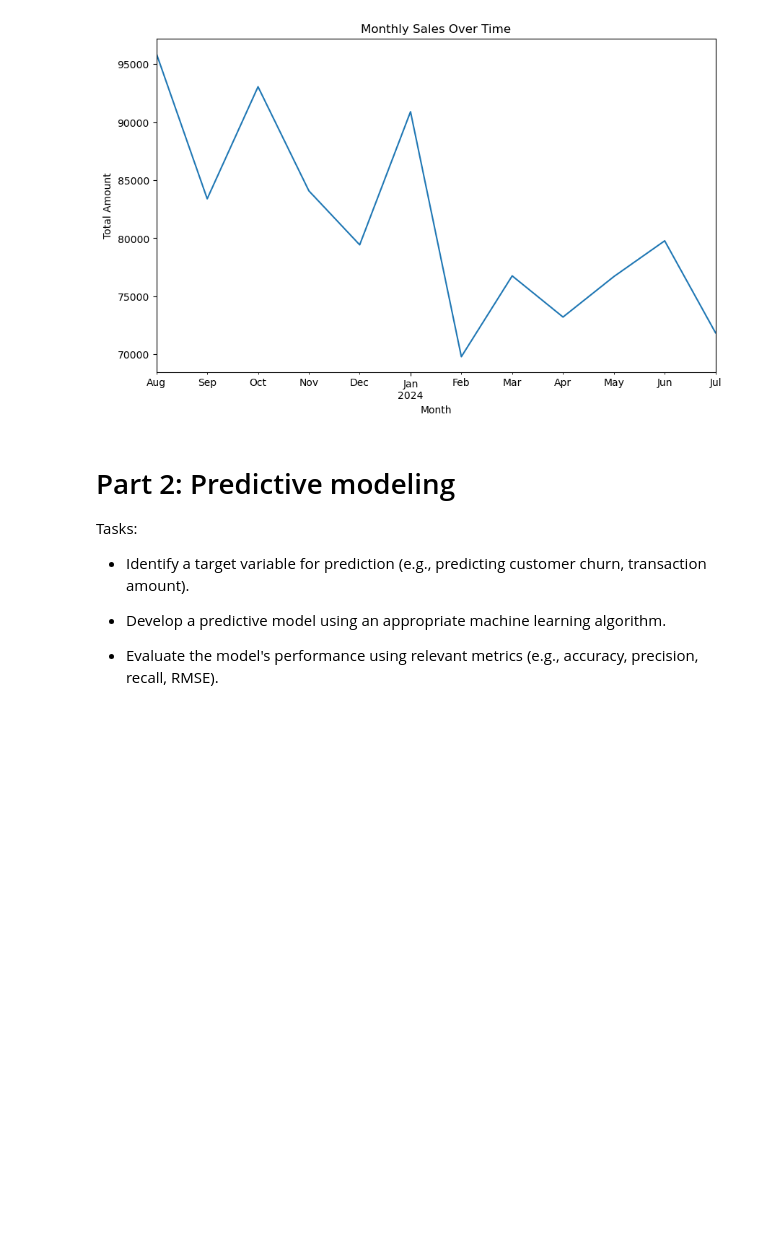
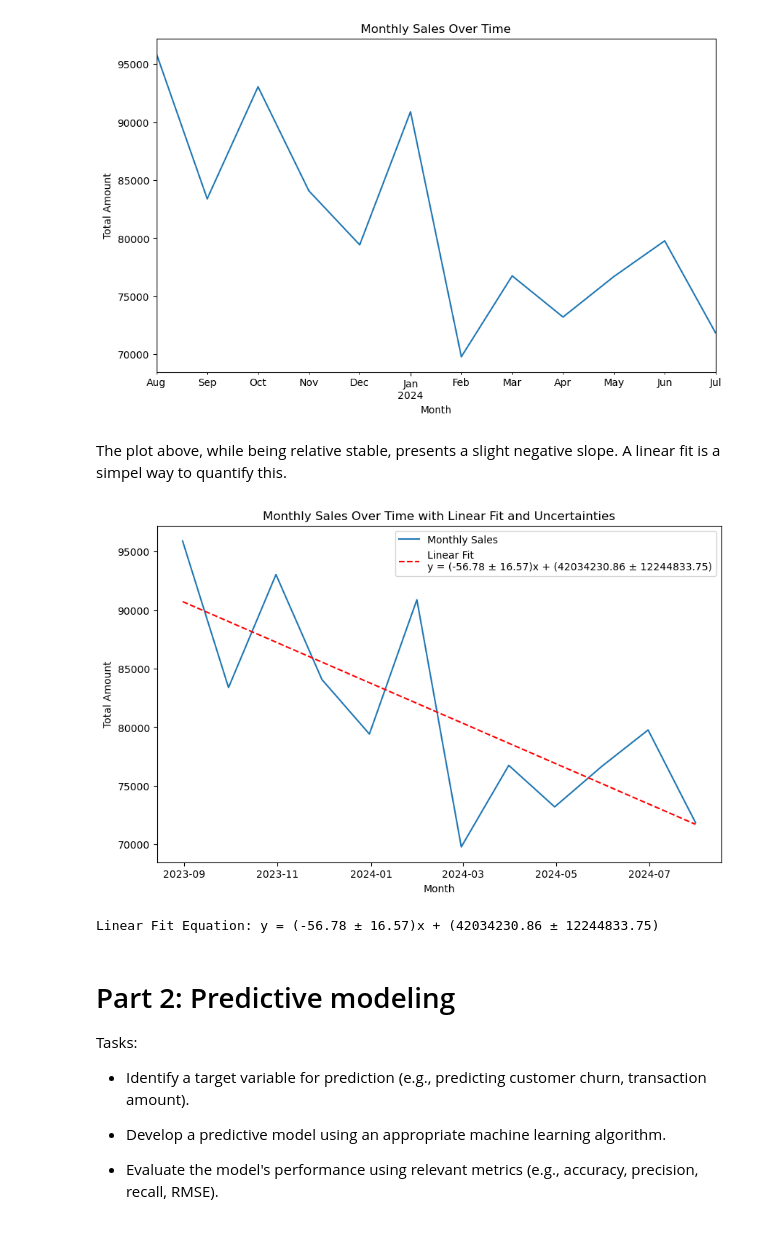
Before and after one commit to MartinezAgullo/TechChallenge_VGS, a Jupyter notebook: Notebook/Prueba_VSG.ipynb, the cells around one changed output. Cells and saved outputs as stored; diff of their text form; code cells hidden in the pictures; blank space fills up the shorter version.

```diff
--- a/Notebook/Prueba_VSG.ipynb
+++ b/Notebook/Prueba_VSG.ipynb
@@ -337,6 +337,34 @@ plt.ylabel('Total Amount')
 plt.show()
 # %% [output]
 [figure]
+# %% [markdown]
+The plot above, while being relative stable, presents a slight negative slope. A linear fit is a simpel way to quantify this.
+# %%
+x = monthly_sales.index.map(pd.Timestamp.toordinal)
+y = monthly_sales.values
+
+coefficients, cov = np.polyfit(x, y, 1, cov=True)  # Degree 1 for linear fit with covariance matrix
+linear_fit = np.polyval(coefficients, x)
+
+# Extract the uncertainties (standard errors) from the diagonal of the covariance matrix
+slope_uncertainty = np.sqrt(cov[0, 0])
+intercept_uncertainty = np.sqrt(cov[1, 1])
+
+# Plot the original data and the linear fit
+plt.figure(figsize=(10, 6))
+plt.plot(monthly_sales.index, y, label='Monthly Sales')
+plt.plot(monthly_sales.index, linear_fit, 'r--', label=f'Linear Fit\ny = ({coefficients[0]:.2f} ± {slope_uncertainty:.2f})x + ({coefficients[1]:.2f} ± {intercept_uncertainty:.2f})')
+plt.title('Monthly Sales Over Time with Linear Fit and Uncertainties')
+plt.xlabel('Month')
+plt.ylabel('Total Amount')
+plt.legend()
+plt.show()
+
+# Print the linear fit equation with uncertainties
+print(f"Linear Fit Equation: y = ({coefficients[0]:.2f} ± {slope_uncertainty:.2f})x + ({coefficients[1]:.2f} ± {intercept_uncertainty:.2f})")
+# %% [output]
+[figure, added]
+Linear Fit Equation: y = (-56.78 ± 16.57)x + (42034230.86 ± 12244833.75)
 # %%
 if False: #Just some tests
     # Customer segmentation
```
Also changed, not shown: parts of 12 cells of this notebook, 3 other files.
